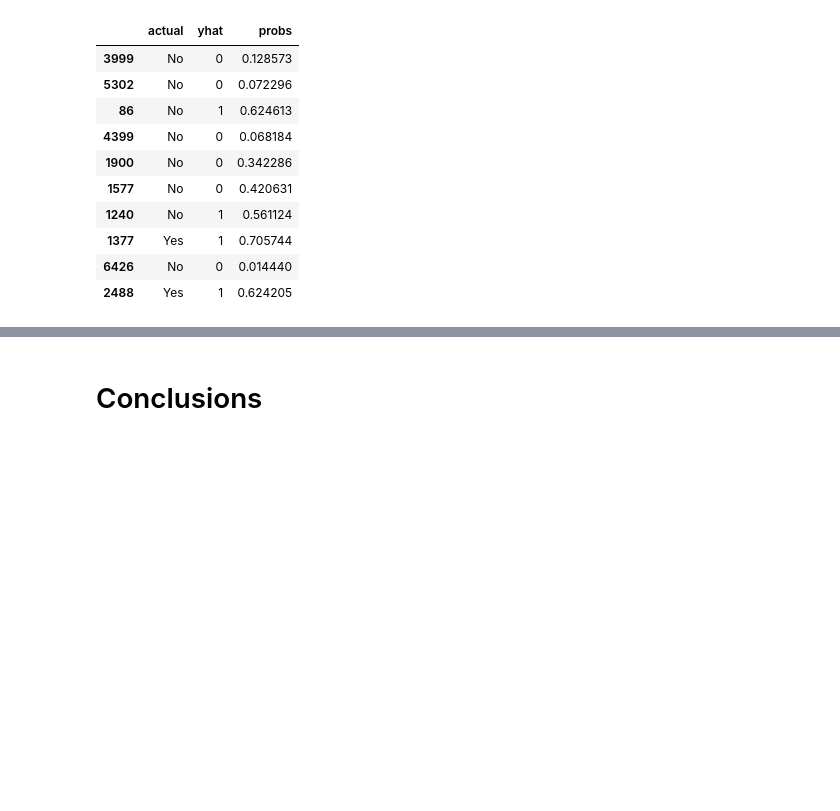
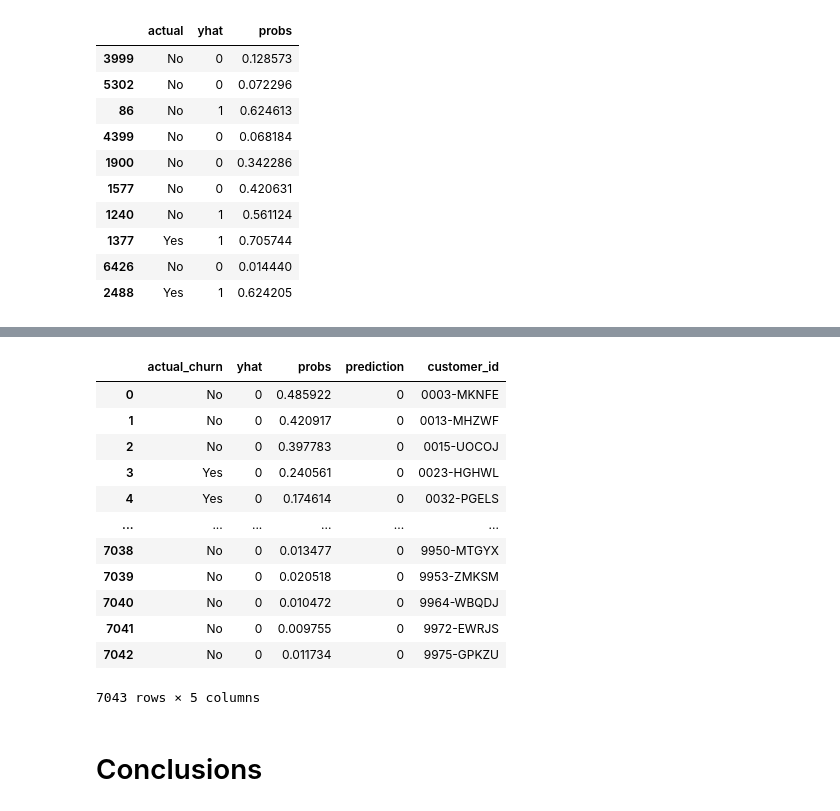
Before and after one commit to lukewbecker/telco-churn-project, a Jupyter notebook: telco_churn_project.ipynb, the cells around one changed output, grey strips where cells are left out. Cells and saved outputs as stored; diff of their text form; code cells hidden in the pictures; blank space fills up the shorter version.

```diff
--- a/telco_churn_project.ipynb
+++ b/telco_churn_project.ipynb
@@ -711,5 +738,21 @@ print(logit_eval_df.shape)
 # %%
 logit_eval_df.to_csv('telco_predicted_churn.csv')
+# %%
+logit_eval_df
+# %% [output]
+|  | actual_churn | yhat | probs | prediction | customer_id |
+| 0 | No | 0 | 0.485922 | 0 | 0003-MKNFE |
+| 1 | No | 0 | 0.420917 | 0 | 0013-MHZWF |
+| 2 | No | 0 | 0.397783 | 0 | 0015-UOCOJ |
+| 3 | Yes | 0 | 0.240561 | 0 | 0023-HGHWL |
+| 4 | Yes | 0 | 0.174614 | 0 | 0032-PGELS |
+| ... | ... | ... | ... | ... | ... |
+| 7038 | No | 0 | 0.013477 | 0 | 9950-MTGYX |
+| 7039 | No | 0 | 0.020518 | 0 | 9953-ZMKSM |
+| 7040 | No | 0 | 0.010472 | 0 | 9964-WBQDJ |
+| 7041 | No | 0 | 0.009755 | 0 | 9972-EWRJS |
+| 7042 | No | 0 | 0.011734 | 0 | 9975-GPKZU |
+7043 rows × 5 columns
 # %% [markdown]
 # Conclusions
 # %% [markdown]
```
Also changed, not shown: parts of 7 cells of this notebook, 1 other file.
